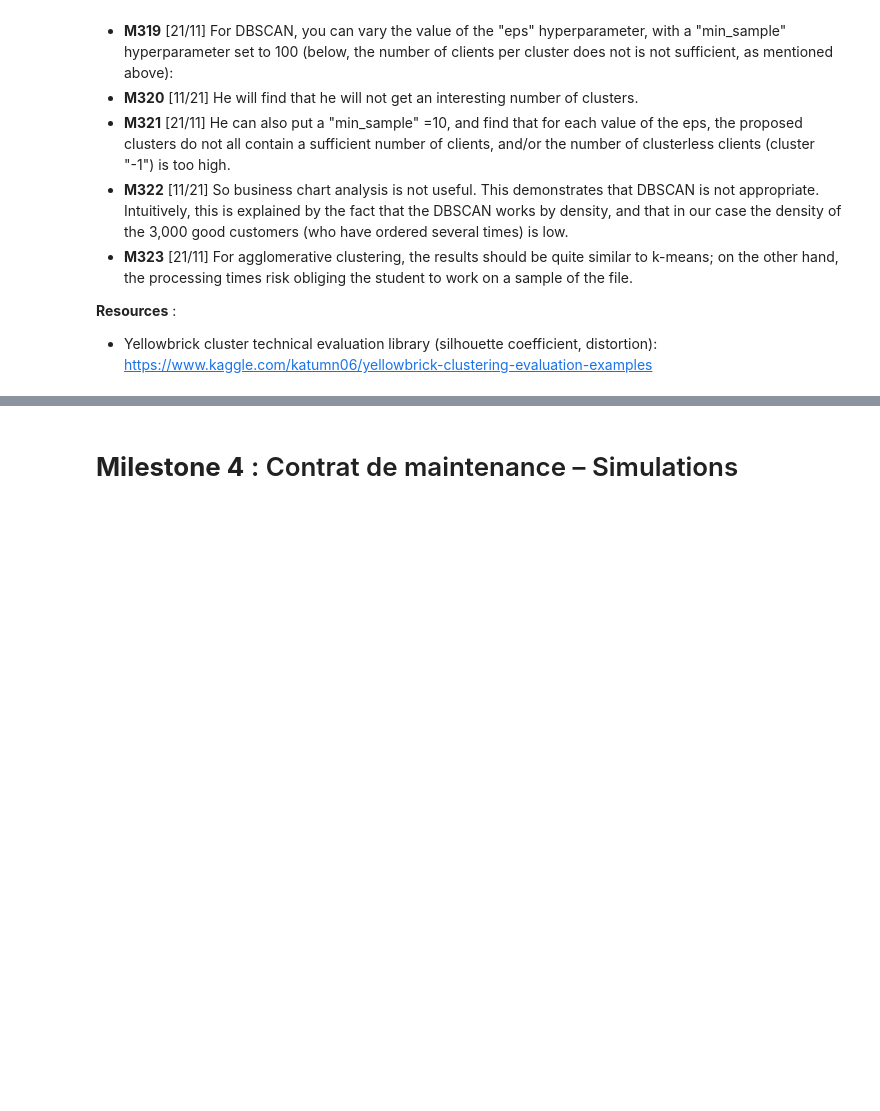
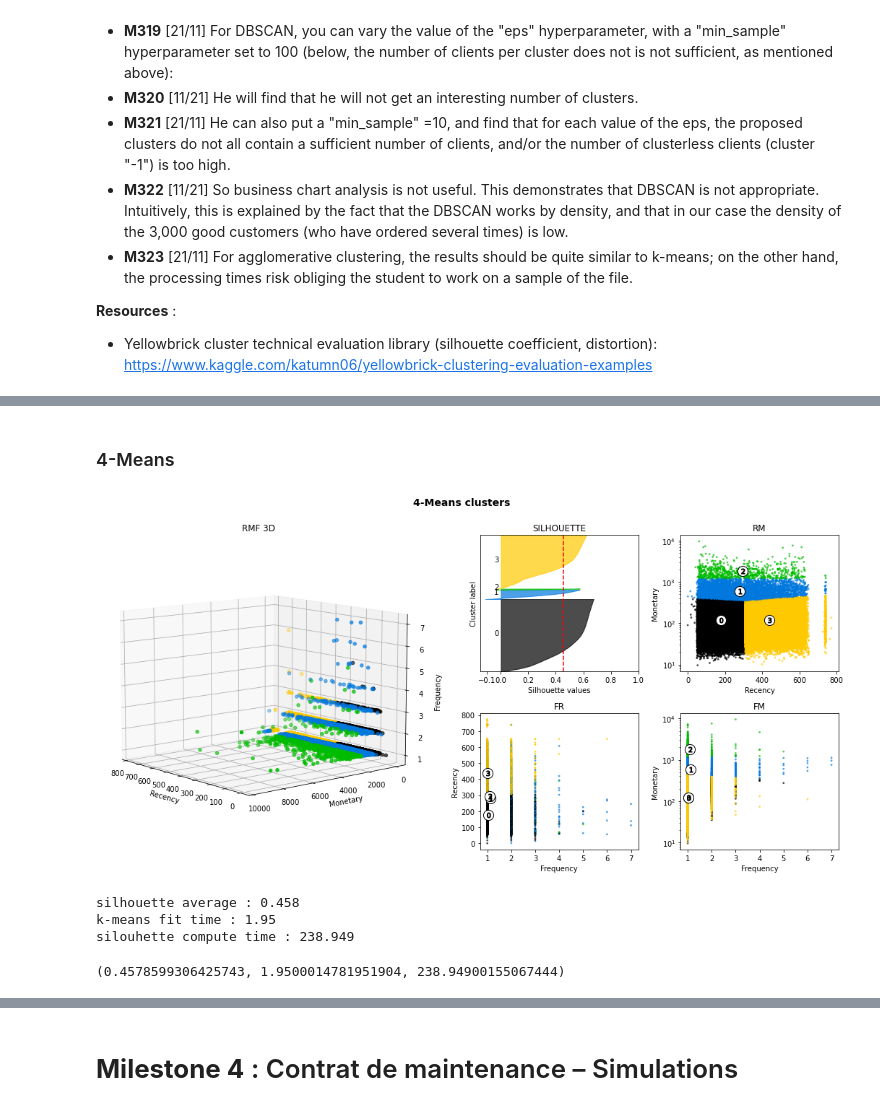
Before and after one commit to Franck-PepperLabs/pepper_olist_market_segmentation, a Jupyter notebook: jupyter/scratchpad.ipynb, the cells around one changed output, grey strips where cells are left out. Cells and saved outputs as stored; diff of their text form; code cells hidden in the pictures; blank space fills up the shorter version.

```diff
--- a/jupyter/scratchpad.ipynb
+++ b/jupyter/scratchpad.ipynb
@@ -1369,0 +1574,11 @@ display(cofa)
+# %% [markdown]
+### 4-Means
+# %%
+from olist_commons import kmeans_analysis
+kmeans_analysis(crfm_1, 4)
+# %% [output]
+[figure, added]
+silhouette average : 0.458
+k-means fit time : 1.95
+silouhette compute time : 238.949
+(0.4578599306425743, 1.9500014781951904, 238.94900155067444)
```
Also changed, not shown: parts of 32 cells of this notebook, 2 other files.
